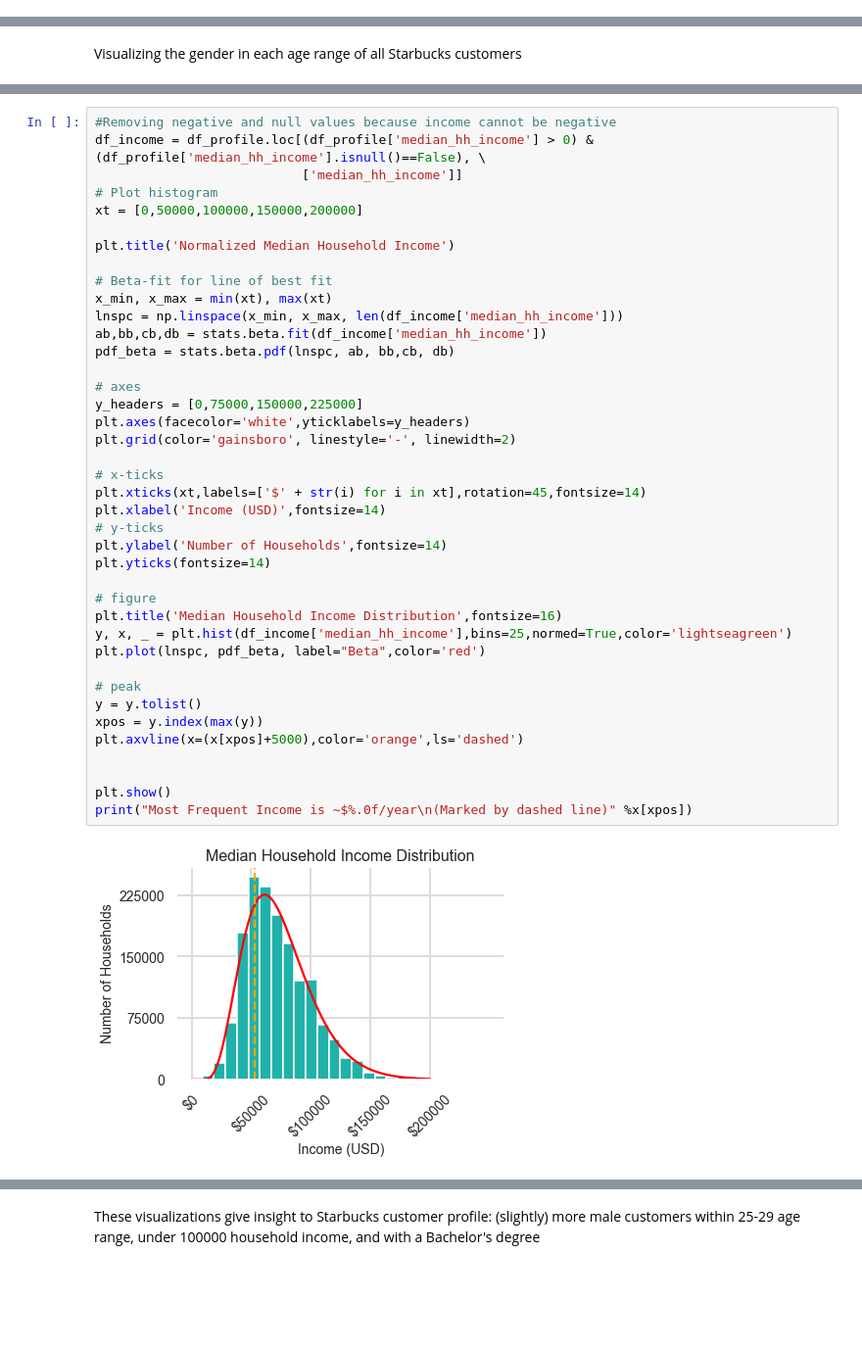
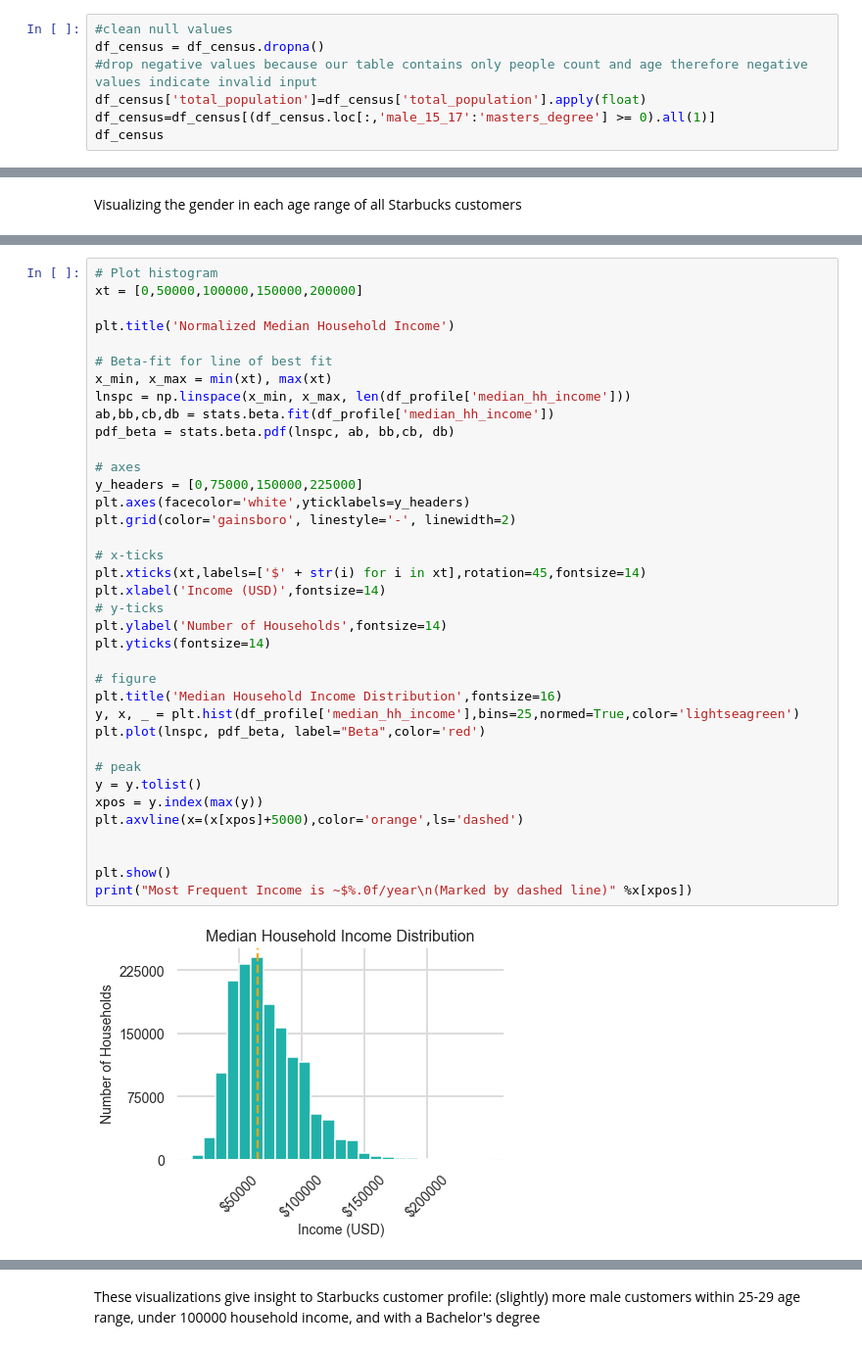
Before and after one commit to reveloff-ucsd/COGS108_44, a Jupyter notebook: FinalProject_Group044.ipynb, the cells around one changed output, grey strips where cells are left out. Shown at 98% size. Cells and saved outputs as stored; diff of their text form; blank space fills up the shorter version.

```diff
--- a/FinalProject_Group044.ipynb
+++ b/FinalProject_Group044.ipynb
@@ -364,3 +303,10 @@ df_census
 | 33118 | 360.0 | 162.0 | 117.0 | 68.0 | 324.0 | 354.0 | 401.0 | 359.0 | 453.0 | ... |
 | 33119 | 51.0 | 23.0 | 11.0 | 6.0 | 33.0 | 77.0 | 70.0 | 70.0 | 42.0 | ... |
 33120 rows × 51 columns
+# %%
+#clean null values
+df_census = df_census.dropna()
+#drop negative values because our table contains only people count and age therefore negative values indicate invalid input
+df_census['total_population']=df_census['total_population'].apply(float)
+df_census=df_census[(df_census.loc[:,'male_15_17':'masters_degree'] >= 0).all(1)]
+df_census
@@ -447,9 +387,6 @@ plt.show()
 # %% [output]
 [figure]
 # %%
-#Removing negative and null values because income cannot be negative
-df_income = df_profile.loc[(df_profile['median_hh_income'] > 0) & (df_profile['median_hh_income'].isnull()==False), \
-                           ['median_hh_income']]
 # Plot histogram
 xt = [0,50000,100000,150000,200000]
 
@@ -457,34 +394,34 @@ plt.title('Normalized Median Household Income')
 
 # Beta-fit for line of best fit
 x_min, x_max = min(xt), max(xt)
-lnspc = np.linspace(x_min, x_max, len(df_income['median_hh_income']))
-ab,bb,cb,db = stats.beta.fit(df_income['median_hh_income'])
+lnspc = np.linspace(x_min, x_max, len(df_profile['median_hh_income']))
+ab,bb,cb,db = stats.beta.fit(df_profile['median_hh_income'])
 pdf_beta = stats.beta.pdf(lnspc, ab, bb,cb, db)
 
 # axes
 y_headers = [0,75000,150000,225000]
 plt.axes(facecolor='white',yticklabels=y_headers)
 plt.grid(color='gainsboro', linestyle='-', linewidth=2)
 
 # x-ticks
 plt.xticks(xt,labels=['$' + str(i) for i in xt],rotation=45,fontsize=14)
 plt.xlabel('Income (USD)',fontsize=14)
 # y-ticks
 plt.ylabel('Number of Households',fontsize=14)
 plt.yticks(fontsize=14)
 
 # figure
 plt.title('Median Household Income Distribution',fontsize=16)
-y, x, _ = plt.hist(df_income['median_hh_income'],bins=25,normed=True,color='lightseagreen')
+y, x, _ = plt.hist(df_profile['median_hh_income'],bins=25,normed=True,color='lightseagreen')
 plt.plot(lnspc, pdf_beta, label="Beta",color='red')
 
 # peak
 y = y.tolist()
 xpos = y.index(max(y))
 plt.axvline(x=(x[xpos]+5000),color='orange',ls='dashed')
 
 
 plt.show()
 print("Most Frequent Income is ~$%.0f/year\n(Marked by dashed line)" %x[xpos])
 # %% [output]
-[figure, old version]
+[figure, new version]
```
Also changed, not shown: parts of 32 cells of this notebook, 2 other files.
